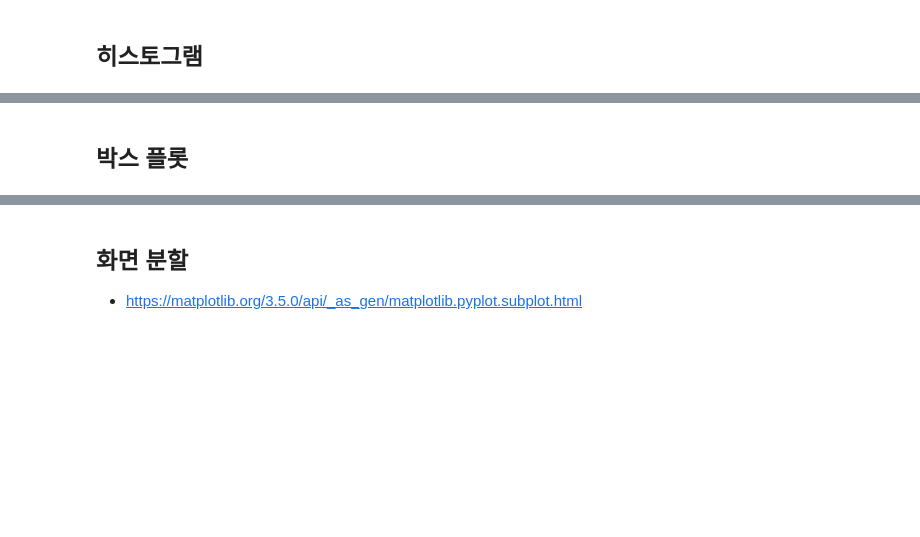
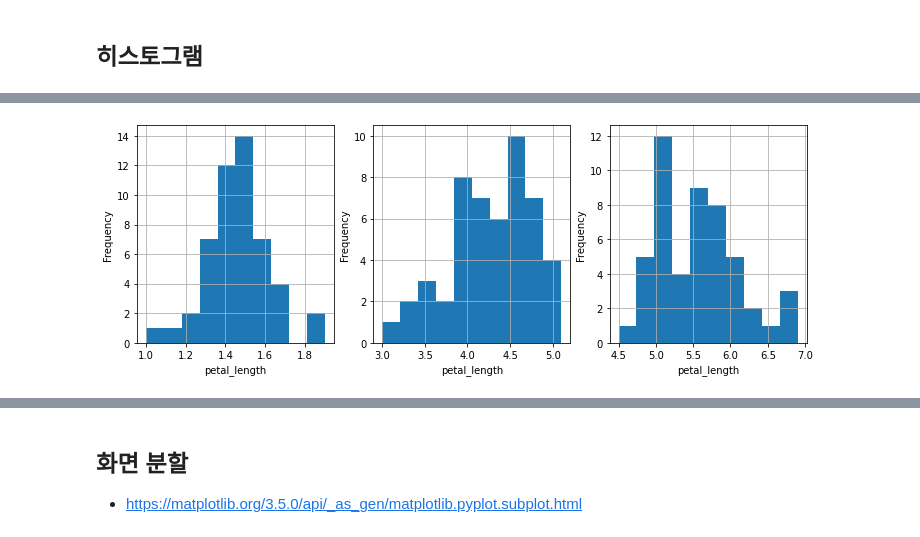
Before and after one commit to gymnopedy01/ictis-2023-ai, a Jupyter notebook: 다운로드/배포_시각화.ipynb, the cells around one changed output, grey strips where cells are left out. Cells and saved outputs as stored; diff of their text form; code cells hidden in the pictures; blank space fills up the shorter version.

```diff
--- a/다운로드/배포_시각화.ipynb
+++ b/다운로드/배포_시각화.ipynb
@@ -200,7 +202,18 @@ plt.show()
 # %%
 plt.figure( figsize=(12,4))
 plt.subplot(1,3,1)
-df[ ][ ].plot(kind='hist', grid=True)
+df['petal_length'][0:50].plot(kind='hist', grid=True)
 plt.xlabel('petal_length')
+
+
+plt.subplot(1,3,2)
+df['petal_length'][50:100].plot(kind='hist', grid=True)
+plt.xlabel('petal_length')
+
+plt.subplot(1,3,3)
+df['petal_length'][100:150].plot(kind='hist', grid=True)
+plt.xlabel('petal_length')
+
+plt.show()
+# %% [output]
+[figure, added]
-# %% [markdown]
-## 박스 플롯
```
Also changed, not shown: parts of 60 cells of this notebook.
